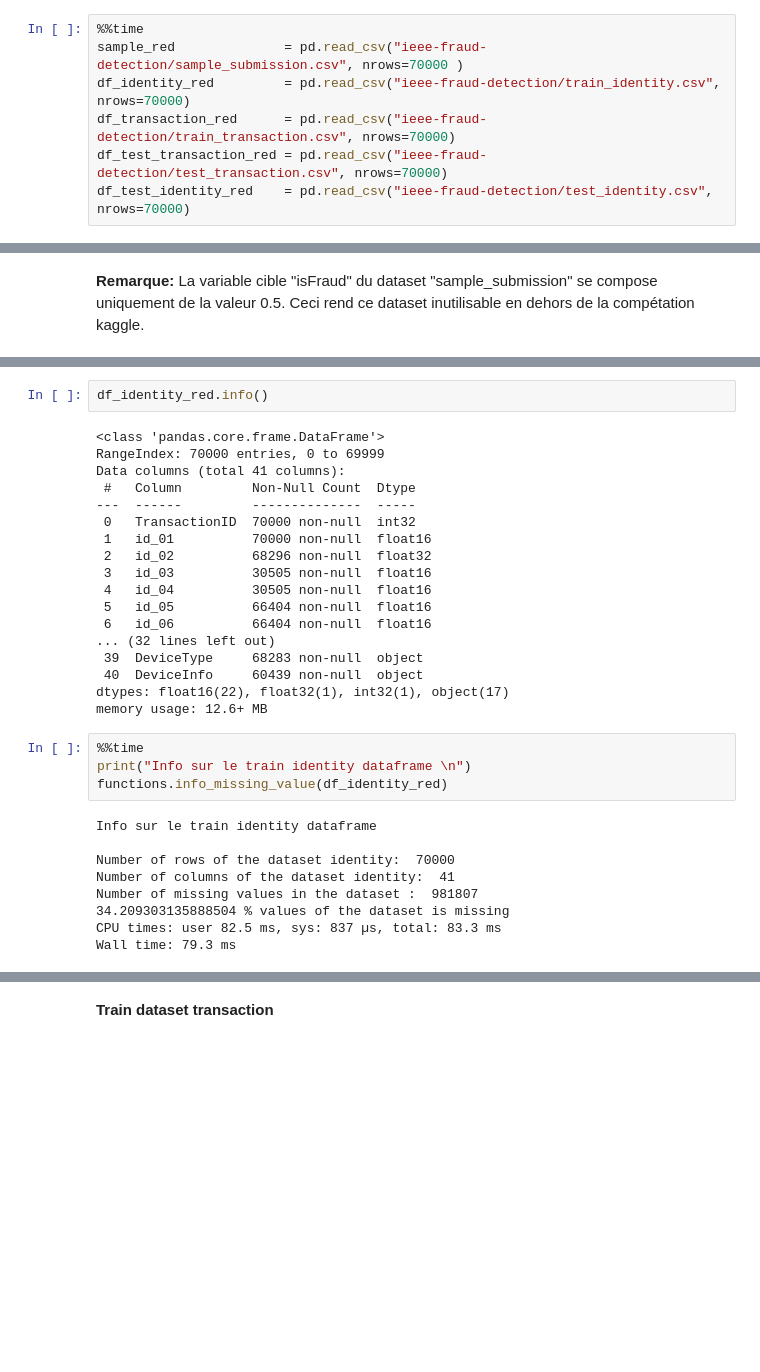
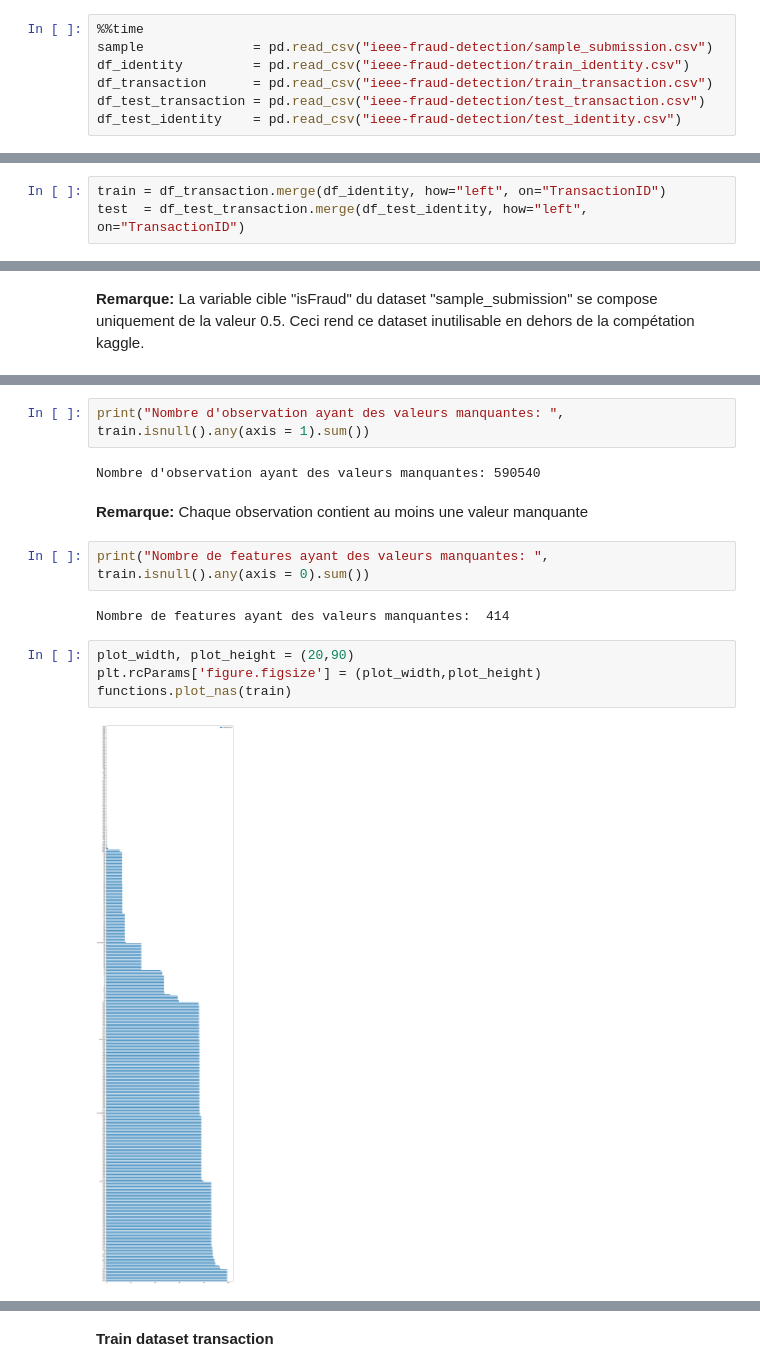
Before and after one commit to abakamousa/fraud_detection, a Jupyter notebook: Fraud_detection.ipynb, the cells around one changed output, grey strips where cells are left out. Cells and saved outputs as stored; diff of their text form; blank space fills up the shorter version.

```diff
--- a/Fraud_detection.ipynb
+++ b/Fraud_detection.ipynb
@@ -92,9 +88,9 @@ Extracting archive ./ieee-fraud-detection/ieee-fraud-detection.zip to ./ieee-fra
 **Chargement des différents dataset**
 # %%
 %%time
-sample_red              = pd.read_csv("ieee-fraud-detection/sample_submission.csv", nrows=70000 )
-df_identity_red         = pd.read_csv("ieee-fraud-detection/train_identity.csv", nrows=70000)
-df_transaction_red      = pd.read_csv("ieee-fraud-detection/train_transaction.csv", nrows=70000)
-df_test_transaction_red = pd.read_csv("ieee-fraud-detection/test_transaction.csv", nrows=70000)
-df_test_identity_red    = pd.read_csv("ieee-fraud-detection/test_identity.csv", nrows=70000)
+sample              = pd.read_csv("ieee-fraud-detection/sample_submission.csv")
+df_identity         = pd.read_csv("ieee-fraud-detection/train_identity.csv")
+df_transaction      = pd.read_csv("ieee-fraud-detection/train_transaction.csv")
+df_test_transaction = pd.read_csv("ieee-fraud-detection/test_transaction.csv")
+df_test_identity    = pd.read_csv("ieee-fraud-detection/test_identity.csv")
 # %% [output]
@@ -103,3 +101,6 @@ Wall time: 24.4 s
+# %%
+train = df_transaction.merge(df_identity, how="left", on="TransactionID")
+test  = df_test_transaction.merge(df_test_identity, how="left", on="TransactionID")
 # %% [markdown]
 **Reduction de la mémoire**
 # %%
@@ -183,33 +192,16 @@ max     548.0   216.000000  3.200000e+01
 # %%
-df_identity_red.info()
+print("Nombre d'observation ayant des valeurs manquantes: ", train.isnull().any(axis = 1).sum())
 # %% [output]
-<class 'pandas.core.frame.DataFrame'>
-RangeIndex: 70000 entries, 0 to 69999
-Data columns (total 41 columns):
- #   Column         Non-Null Count  Dtype
----  ------         --------------  -----
- 0   TransactionID  70000 non-null  int32
- 1   id_01          70000 non-null  float16
- 2   id_02          68296 non-null  float32
- 3   id_03          30505 non-null  float16
- 4   id_04          30505 non-null  float16
- 5   id_05          66404 non-null  float16
- 6   id_06          66404 non-null  float16
-... (32 lines left out)
- 39  DeviceType     68283 non-null  object
- 40  DeviceInfo     60439 non-null  object
-dtypes: float16(22), float32(1), int32(1), object(17)
-memory usage: 12.6+ MB
+Nombre d'observation ayant des valeurs manquantes: 590540
+# %% [markdown]
+**Remarque:** Chaque observation contient au moins une valeur manquante
+# %%
+print("Nombre de features ayant des valeurs manquantes: ", train.isnull().any(axis = 0).sum())
+# %% [output]
+Nombre de features ayant des valeurs manquantes:  414
 # %%
-%%time
-print("Info sur le train identity dataframe \n")
-functions.info_missing_value(df_identity_red)
+plot_width, plot_height = (20,90)
+plt.rcParams['figure.figsize'] = (plot_width,plot_height)
+functions.plot_nas(train)
 # %% [output]
-Info sur le train identity dataframe
-
-Number of rows of the dataset identity:  70000
-Number of columns of the dataset identity:  41
-Number of missing values in the dataset :  981807
-34.209303135888504 % values of the dataset is missing
-CPU times: user 82.5 ms, sys: 837 µs, total: 83.3 ms
-Wall time: 79.3 ms
+[figure, added]
```
Also changed, not shown: parts of 34 cells of this notebook.
